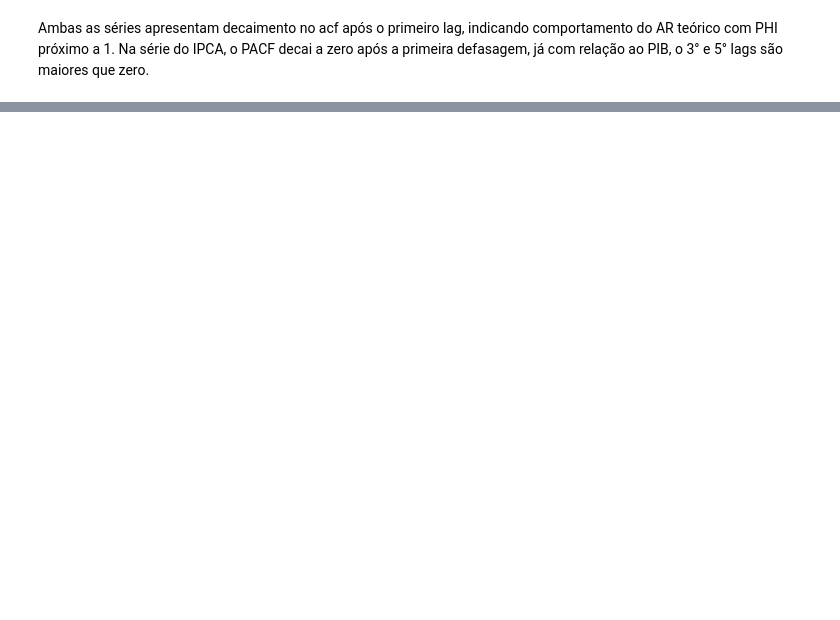
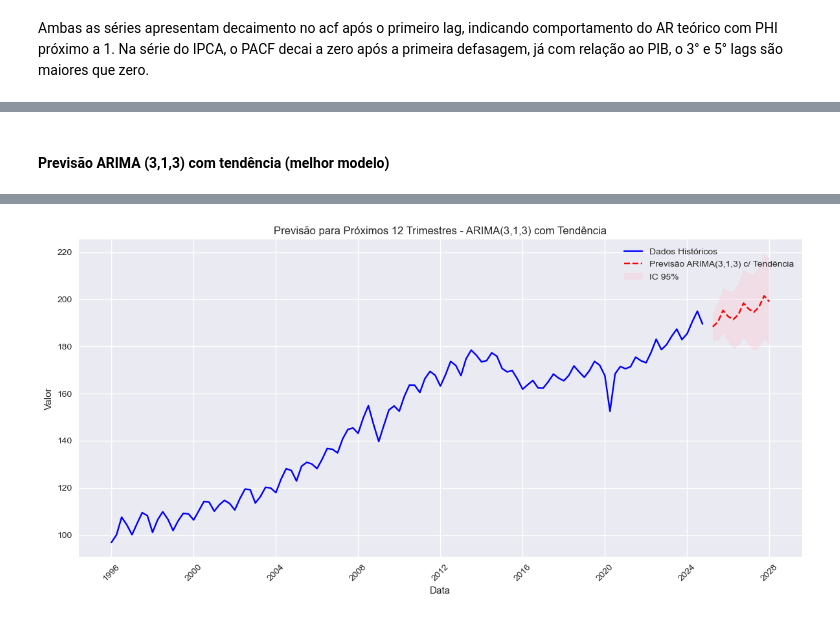
Before and after one commit to josekawan1/MacroAvancada, a Jupyter notebook: atividade1_macro_avancada_questao2.ipynb, the cells around one changed output, grey strips where cells are left out. Saved outputs shown, nothing was run; the diff lists cells and outputs as text; code cells hidden in the pictures; blank space fills up the shorter version.

```diff
--- a/atividade1_macro_avancada_questao2.ipynb
+++ b/atividade1_macro_avancada_questao2.ipynb
@@ -170,0 +758,72 @@ Ambas as séries apresentam decaimento no acf após o primeiro lag, indicando co
+# %% [markdown]
+#### Previsão ARIMA (3,1,3) com tendência      (melhor modelo)
+# %%
+import pandas as pd
+import matplotlib.pyplot as plt
+from statsmodels.tsa.arima.model import ARIMA
+
+# Dados (substitua pelo seu DataFrame)
+dados = pib['VALUE (-)']
+
+# Ajustar o modelo ARIMA(3,1,3) COM TENDÊNCIA
+modelo = ARIMA(
+    dados,
+    order=(3, 1, 3),
+    trend='t'  # 't' para tendência linear, 'ct' para constante + tendência
+)
+resultado = modelo.fit()
+
+# Previsão para 12 trimestres
+forecast_steps = 12
+previsao = resultado.get_forecast(steps=forecast_steps)
+previsao_media = previsao.predicted_mean
+intervalo_confianca = previsao.conf_int()
+
+# Criar índice futuro
+ultimo_periodo = dados.index[-1]
+futuro_index = pd.date_range(
+    start=ultimo_periodo,
+    periods=forecast_steps+1,
+    freq='Q'
+)[1:]  # Frequência trimestral
+
+# Gráfico
+plt.figure(figsize=(12, 6))
+plt.plot(dados.index, dados, label='Dados Históricos', color='blue')
+plt.plot(futuro_index, previsao_media, label='Previsão ARIMA(3,1,3) c/ Tendência',
+         color='red', linestyle='--')
+plt.fill_between(
+    futuro_index,
+    intervalo_confianca.iloc[:, 0],
+    intervalo_confianca.iloc[:, 1],
+    color='pink', alpha=0.3, label='IC 95%'
+)
+
+plt.title(f'Previsão para Próximos {forecast_steps} Trimestres - ARIMA(3,1,3) com Tendência')
+plt.xlabel('Data')
+plt.ylabel('Valor')
+plt.legend()
+plt.grid(True)
+plt.xticks(rotation=45)
+plt.tight_layout()
+plt.show()
+
+# Tabela de previsões
+print("\n📊 Previsão ARIMA(3,1,3) com Tendência:")
+print(pd.DataFrame({
+    'Data': futuro_index,
+    'Previsão': previsao_media,
+    'Lim. Inferior': intervalo_confianca.iloc[:, 0],
+    'Lim. Superior': intervalo_confianca.iloc[:, 1]
+}).round(2))
+
+# Diagnóstico do Modelo
+print("\n🔍 Resumo do Modelo:")
+print(resultado.summary())
+
+# Teste de ruído branco nos resíduos
+residuos = resultado.resid.dropna()
+lb_test = acorr_ljungbox(residuos, lags=[10], return_df=True)
+print(f"\nTeste Ljung-Box (p-valor): {lb_test['lb_pvalue'].values[0]:.4f}")
+print("✅ Resíduos são ruído branco" if lb_test['lb_pvalue'].values[0] > 0.05 else "❌ Resíduos não são ruído branco")
+# %% [output]
@@ -170,0 +840 @@ Ambas as séries apresentam decaimento no acf após o primeiro lag, indicando co
+[figure, added]
```
Also changed, not shown: parts of 37 cells of this notebook.
